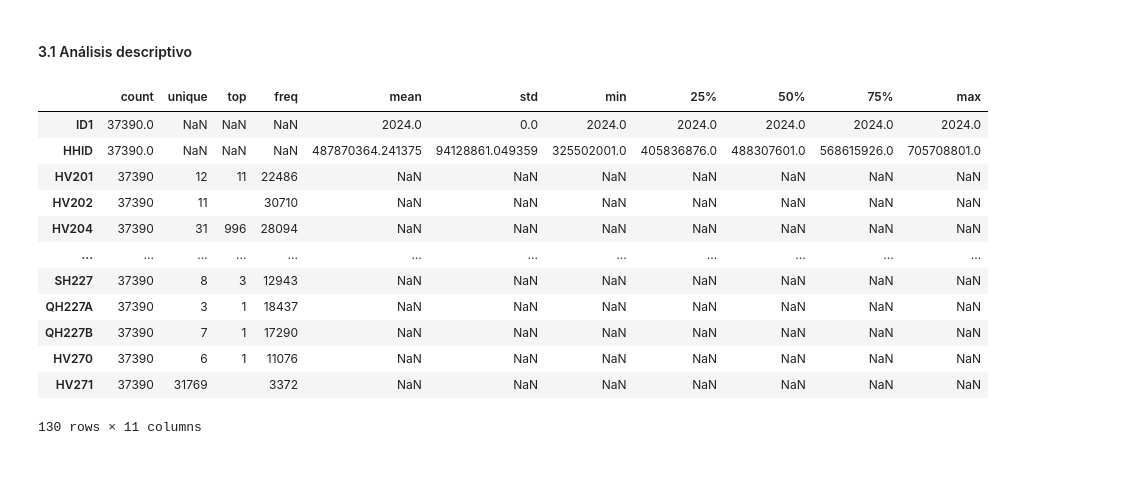
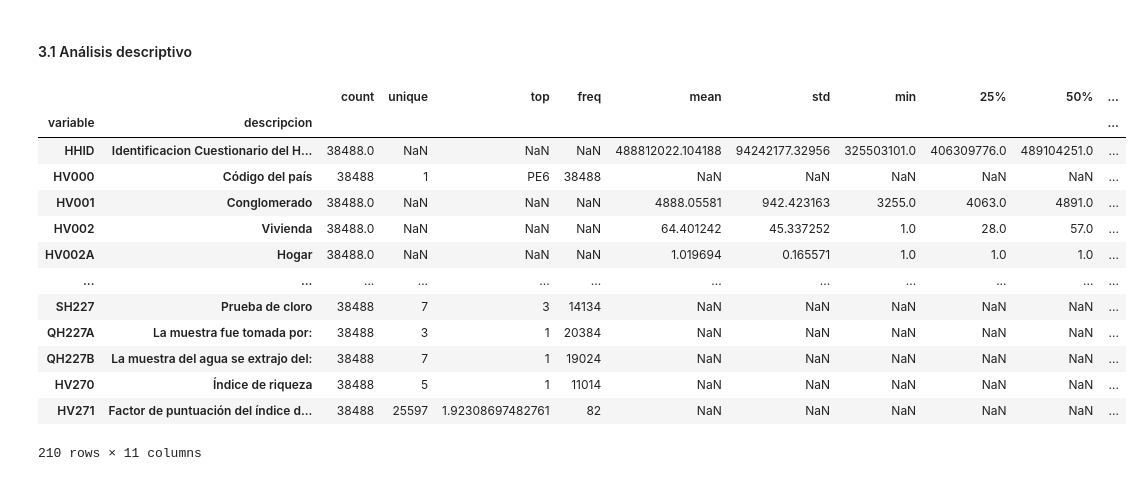
Before and after one commit to abelguevara-upeu/data-minig, a Jupyter notebook: notebooks/md-project/Fase 1-2.ipynb, the cells around one changed output. Drawn from its saved outputs; the diff is of its cells as text; code cells hidden in the pictures.

```diff
--- a/notebooks/md-project/Fase 1-2.ipynb
+++ b/notebooks/md-project/Fase 1-2.ipynb
@@ -435,7 +400,7 @@ shape: (37390, 130)
 # %%
 # Resumen general Dataset RECH0-H5-H23
 # Cargar diccionario específico RECH0-H5-H23
-dicc_union = cargar_diccionario_variables(dict_paths['RECH0','RECH5','RECH23'])
+dicc_union = cargar_diccionario_variables(dict_paths['RECHUnion'])
 
 print("=== df_union.info() ===")
 df_union.info()
@@ -452,11 +417,10 @@ display(meta_union)
 
 print("\nshape:", df_union.shape)
 
-# Head con MultiIndex (solo para visualización)
+# Head con MultiIndex para unión
 vista_union = df_union.head(10).copy()
 vista_union.columns = pd.MultiIndex.from_arrays(
-    [vista_union.columns,
-     [dicc_union.get(c, "") for c in vista_union.columns]],
+    [vista_union.columns, [dicc_union.get(c, "") for c in vista_union.columns]],
     names=["variable", "descripcion"]
 )
 display(vista_union)
@@ -467,56 +465,30 @@ KeyError: ('RECH0', 'RECH5', 'RECH23')
 # %% [markdown]
 #### 3.1 Análisis descriptivo
 # %%
-# ...existing code...
-categorical_cols = [
-    # RECH0
-    'HV015',  # Resultado de la entrevista en el hogar
-    'HV020',  # Muestra de alguna vez en unión
-    'HV023',  # Dominio
-    'HV024',  # Región
-    'HV025',  # Área de residencia
-    'HV026',  # Lugar de residencia
-    'HV027',  # Selección para hombre/esposo
+#Resumen estadístico de todas las variables (describe()).
 
-    # RECH5
-    'HA54',   # Actualmente embarazada
-    'HA57A',  # Nivel de anemia
-    'HA59',   # Nivel de anemia OMS
-    'HA52',   # Consentimiento hemoglobina
+desc_union = df_union.describe(include="all").T
 
-    # RECH23
-    'HV201',  # Fuente principal de agua para beber
-    'HV202',  # Fuente principal de agua en el hogar
-    'HV205',  # Tipo de servicio higiénico
-    'HV206',  # Electricidad en el hogar
-    'HV207',  # Radio en el hogar
-    'HV208',  # Televisor en el hogar
-    'HV209',  # Refrigeradora/congeladora
-    'HV210',  # Bicicleta/triciclo
-    'HV211',  # Motocicleta/motokar
-    'HV212',  # Carro/camión
-    'HV213',  # Material del piso
-    'HV214',  # Material de paredes exteriores
-    # Puedes agregar más según tus necesidades y diccionarios
-]
-
-for col in categorical_cols:
-    if col in df_3.columns:
-        df_3[col] = df_3[col].astype('category')
-
-#Resumen estadístico de todas las variables (describe()).
-df_3.describe(include="all").T # incluye categóricas y numéricas
+# Crear MultiIndex con variable y descripción para el resumen estadístico
+desc_union_desc = desc_union.copy()
+desc_union_desc.index = pd.MultiIndex.from_arrays(
+    [desc_union_desc.index,
+     [dicc_union.get(var, "(sin descripción en diccionario)") for var in desc_union_desc.index]],
+    names=["variable", "descripcion"]
+)
+display(desc_union_desc)
 # %% [output]
-|  | count | unique | top | freq | mean | std | min | 25% | 50% | 75% | max |
-| ID1 | 37390.0 | NaN | NaN | NaN | 2024.0 | 0.0 | 2024.0 | 2024.0 | 2024.0 | 2024.0 | 2024.0 |
-| HHID | 37390.0 | NaN | NaN | NaN | 487870364.241375 | 94128861.049359 | 325502001.0 | 405836876.0 | 488307601.0 | 568615926.0 | 705708801.0 |
-| HV201 | 37390 | 12 | 11 | 22486 | NaN | NaN | NaN | NaN | NaN | NaN | NaN |
-| HV202 | 37390 | 11 |  | 30710 | NaN | NaN | NaN | NaN | NaN | NaN | NaN |
-| HV204 | 37390 | 31 | 996 | 28094 | NaN | NaN | NaN | NaN | NaN | NaN | NaN |
+|  |  | count | unique | top | freq | mean | std | min | 25% | 50% | ... |
+| variable | descripcion |  |  |  |  |  |  |  |  |  | ... |
+| HHID | Identificacion Cuestionario del H... | 38488.0 | NaN | NaN | NaN | 488812022.104188 | 94242177.32956 | 325503101.0 | 406309776.0 | 489104251.0 | ... |
+| HV000 | Código del país | 38488 | 1 | PE6 | 38488 | NaN | NaN | NaN | NaN | NaN | ... |
+| HV001 | Conglomerado | 38488.0 | NaN | NaN | NaN | 4888.05581 | 942.423163 | 3255.0 | 4063.0 | 4891.0 | ... |
+| HV002 | Vivienda | 38488.0 | NaN | NaN | NaN | 64.401242 | 45.337252 | 1.0 | 28.0 | 57.0 | ... |
+| HV002A | Hogar | 38488.0 | NaN | NaN | NaN | 1.019694 | 0.165571 | 1.0 | 1.0 | 1.0 | ... |
 | ... | ... | ... | ... | ... | ... | ... | ... | ... | ... | ... | ... |
-| SH227 | 37390 | 8 | 3 | 12943 | NaN | NaN | NaN | NaN | NaN | NaN | NaN |
-| QH227A | 37390 | 3 | 1 | 18437 | NaN | NaN | NaN | NaN | NaN | NaN | NaN |
-| QH227B | 37390 | 7 | 1 | 17290 | NaN | NaN | NaN | NaN | NaN | NaN | NaN |
-| HV270 | 37390 | 6 | 1 | 11076 | NaN | NaN | NaN | NaN | NaN | NaN | NaN |
-| HV271 | 37390 | 31769 |  | 3372 | NaN | NaN | NaN | NaN | NaN | NaN | NaN |
+| SH227 | Prueba de cloro | 38488 | 7 | 3 | 14134 | NaN | NaN | NaN | NaN | NaN | ... |
+| QH227A | La muestra fue tomada por: | 38488 | 3 | 1 | 20384 | NaN | NaN | NaN | NaN | NaN | ... |
+| QH227B | La muestra del agua se extrajo del: | 38488 | 7 | 1 | 19024 | NaN | NaN | NaN | NaN | NaN | ... |
+| HV270 | Índice de riqueza | 38488 | 5 | 1 | 11014 | NaN | NaN | NaN | NaN | NaN | ... |
+| HV271 | Factor de puntuación del índice d... | 38488 | 25597 | 1.92308697482761 | 82 | NaN | NaN | NaN | NaN | NaN | ... |
-130 rows × 11 columns
+210 rows × 11 columns
```
Also changed, not shown: parts of 14 cells of this notebook, 1 other file.
